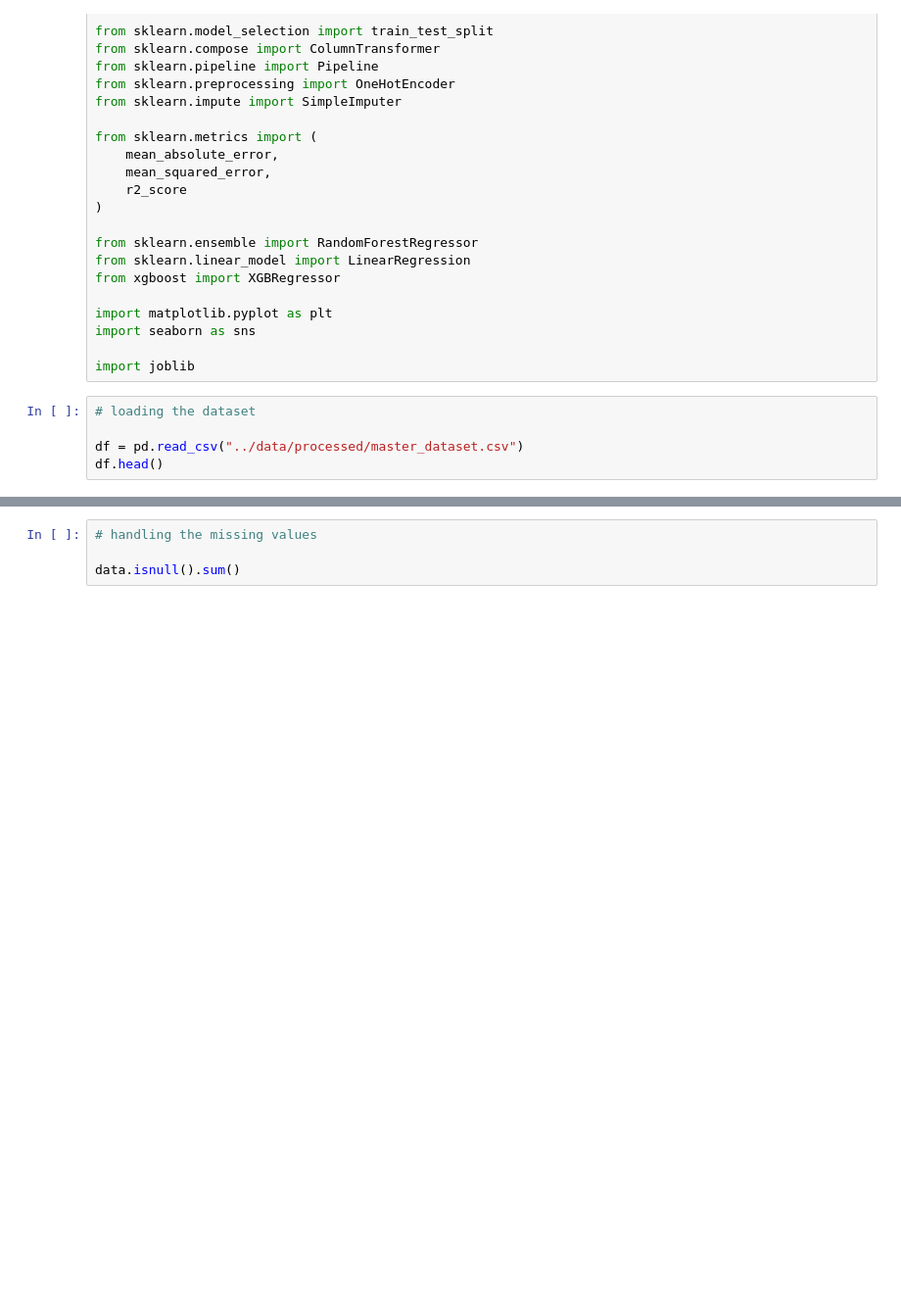
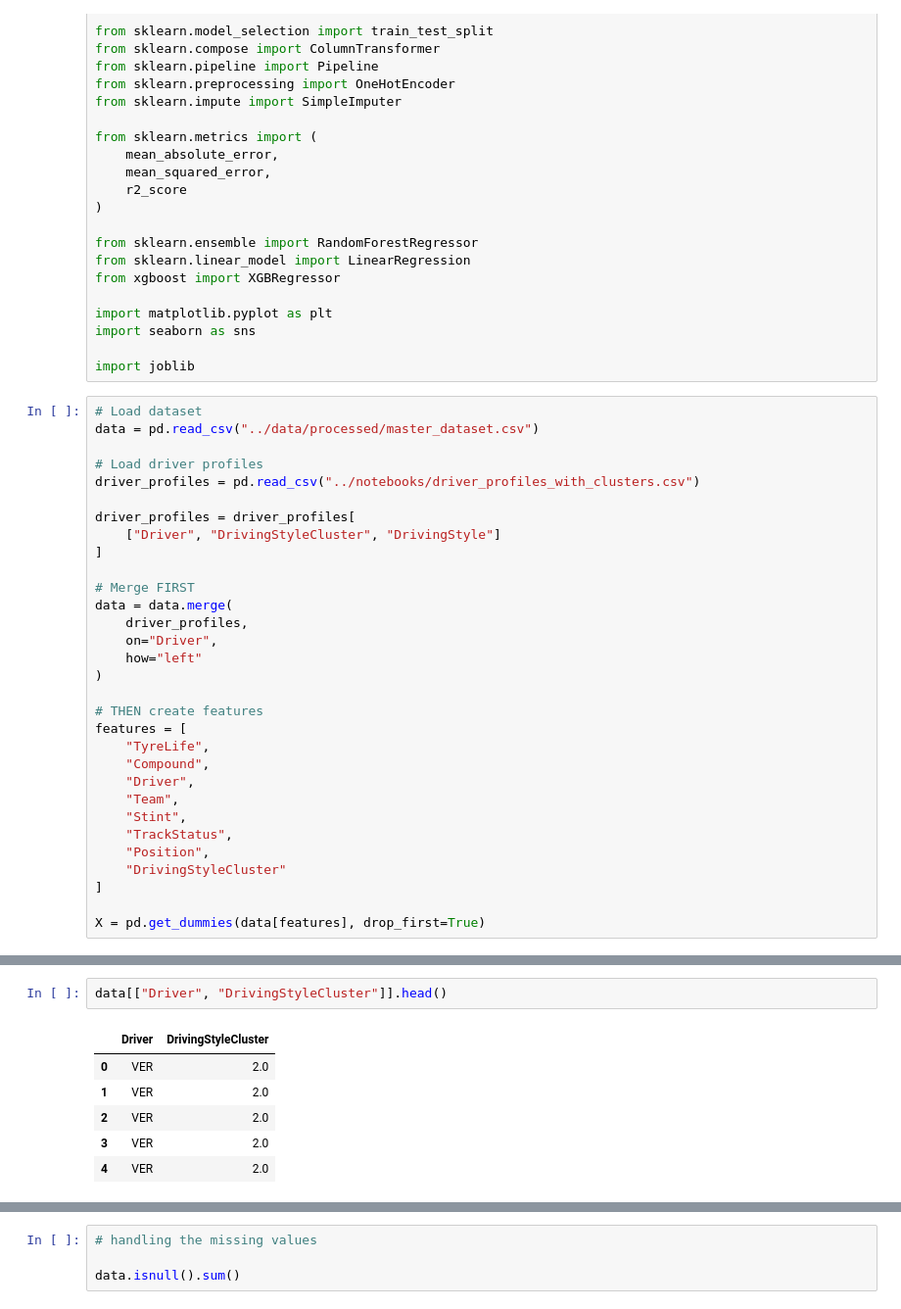
Before and after one commit to dealerrk/f1_ml_project, a Jupyter notebook: notebooks/09_tire_deg_model.ipynb, the cells around one changed output, grey strips where cells are left out. Shown at 98% size. Cells and saved outputs as stored; diff of their text form; blank space fills up the shorter version.

Commit message:
Add driver style integration and final inference pipeline

```diff
--- a/notebooks/09_tire_deg_model.ipynb
+++ b/notebooks/09_tire_deg_model.ipynb
@@ -26,7 +26,33 @@ import seaborn as sns
 
 import joblib
 # %%
-# loading the dataset
+# Load dataset
+data = pd.read_csv("../data/processed/master_dataset.csv")
 
-df = pd.read_csv("../data/processed/master_dataset.csv")
-df.head()
+# Load driver profiles
+driver_profiles = pd.read_csv("../notebooks/driver_profiles_with_clusters.csv")
+
+driver_profiles = driver_profiles[
+    ["Driver", "DrivingStyleCluster", "DrivingStyle"]
+]
+
+# Merge FIRST
+data = data.merge(
+    driver_profiles,
+    on="Driver",
+    how="left"
+)
+
+# THEN create features
+features = [
+    "TyreLife",
+    "Compound",
+    "Driver",
+    "Team",
+    "Stint",
+    "TrackStatus",
+    "Position",
+    "DrivingStyleCluster"
+]
+
+X = pd.get_dummies(data[features], drop_first=True)
@@ -40,3 +69,12 @@ df.head()
+# %%
+data[["Driver", "DrivingStyleCluster"]].head()
+# %% [output]
+|  | Driver | DrivingStyleCluster |
+| 0 | VER | 2.0 |
+| 1 | VER | 2.0 |
+| 2 | VER | 2.0 |
+| 3 | VER | 2.0 |
+| 4 | VER | 2.0 |
 # %%
 # select features
 
```
Also changed, not shown: parts of 7 cells of this notebook, 2 other files.
